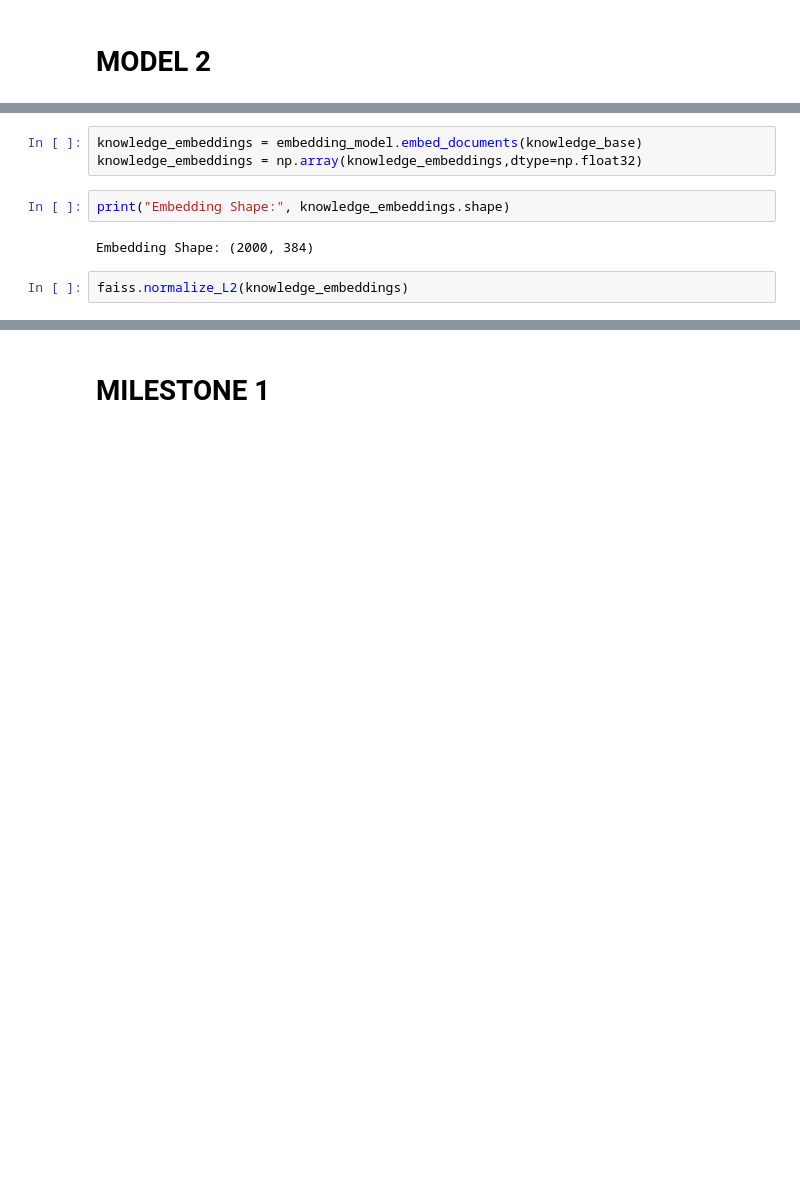
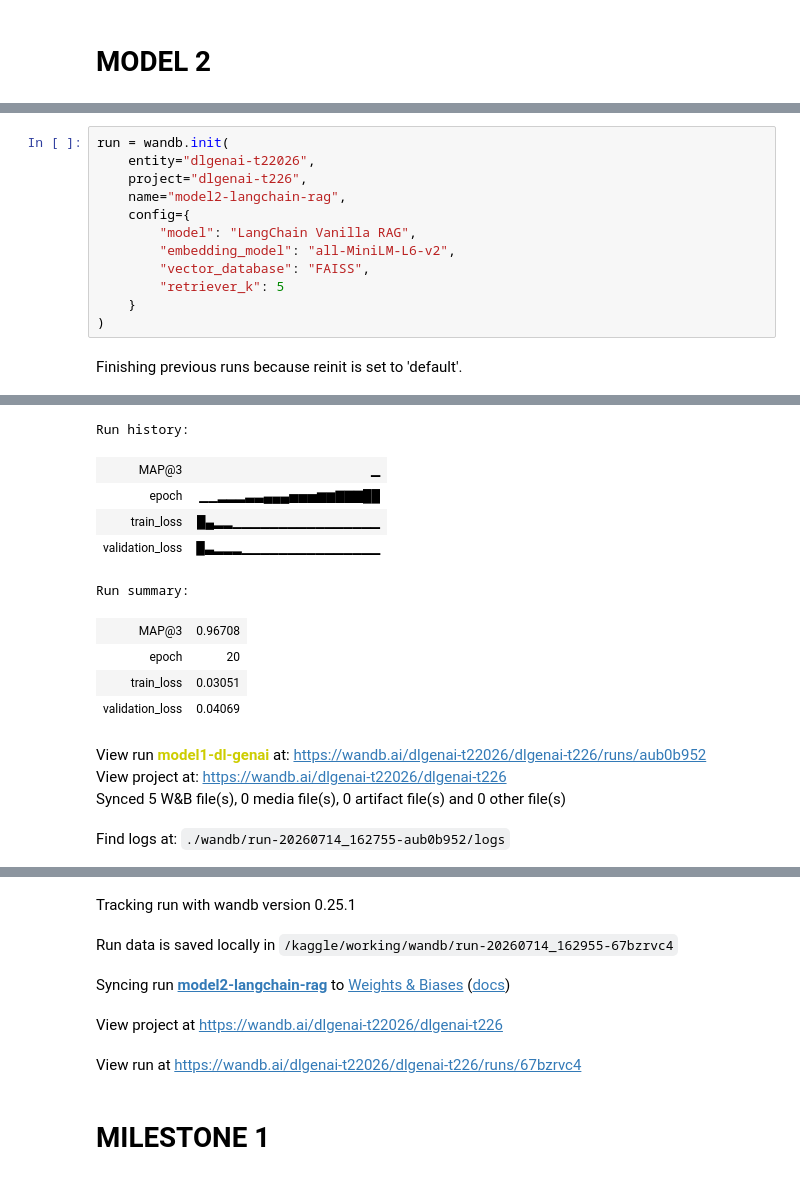
Before and after one commit to mdNotFound/dlgenai-t22026, a Jupyter notebook: DL-23f3004345-notebook-t22026.ipynb, the cells around one changed output, grey strips where cells are left out. Saved outputs shown, nothing was run; the diff lists cells and outputs as text; blank space fills up the shorter version.

Commit message:
Kaggle Notebook | DL-23f3004345-notebook-t22026 | Version 13

```diff
--- a/DL-23f3004345-notebook-t22026.ipynb
+++ b/DL-23f3004345-notebook-t22026.ipynb
@@ -666,9 +607,14 @@ Notes:
-# %%
-knowledge_embeddings = embedding_model.embed_documents(knowledge_base)
-knowledge_embeddings = np.array(knowledge_embeddings,dtype=np.float32)
-# %%
-print("Embedding Shape:", knowledge_embeddings.shape)
-# %% [output]
-Embedding Shape: (2000, 384)
-# %%
-faiss.normalize_L2(knowledge_embeddings)
+# %%
+run = wandb.init(
+    entity="dlgenai-t22026",
+    project="dlgenai-t226",
+    name="model2-langchain-rag",
+    config={
+        "model": "LangChain Vanilla RAG",
+        "embedding_model": "all-MiniLM-L6-v2",
+        "vector_database": "FAISS",
+        "retriever_k": 5
+    }
+)
+# %% [output]
+Finishing previous runs because reinit is set to 'default'.
@@ -674,0 +622,14 @@ faiss.normalize_L2(knowledge_embeddings)
+Run history:
+| MAP@3 | ▁ |
+| epoch | ▁▁▂▂▂▃▃▄▄▄▅▅▅▆▆▇▇▇██ |
+| train_loss | █▄▂▂▁▁▁▁▁▁▁▁▁▁▁▁▁▁▁▁ |
+| validation_loss | █▃▂▂▂▁▁▁▁▁▁▁▁▁▁▁▁▁▁▁ |
+Run summary:
+| MAP@3 | 0.96708 |
+| epoch | 20 |
+| train_loss | 0.03051 |
+| validation_loss | 0.04069 |
+View run model1-dl-genai at: https://wandb.ai/dlgenai-t22026/dlgenai-t226/runs/aub0b952
+View project at: https://wandb.ai/dlgenai-t22026/dlgenai-t226
+Synced 5 W&B file(s), 0 media file(s), 0 artifact file(s) and 0 other file(s)
+Find logs at: ./wandb/run-20260714_162755-aub0b952/logs
@@ -675,3 +637,8 @@ faiss.normalize_L2(knowledge_embeddings)
+Tracking run with wandb version 0.25.1
+Run data is saved locally in /kaggle/working/wandb/run-20260714_162955-67bzrvc4
+Syncing run model2-langchain-rag to Weights & Biases (docs)
+View project at https://wandb.ai/dlgenai-t22026/dlgenai-t226
+View run at https://wandb.ai/dlgenai-t22026/dlgenai-t226/runs/67bzrvc4
 # %% [markdown]
 # MILESTONE 1
 # %% [markdown]
```
Also changed, not shown: parts of 14 cells of this notebook.
